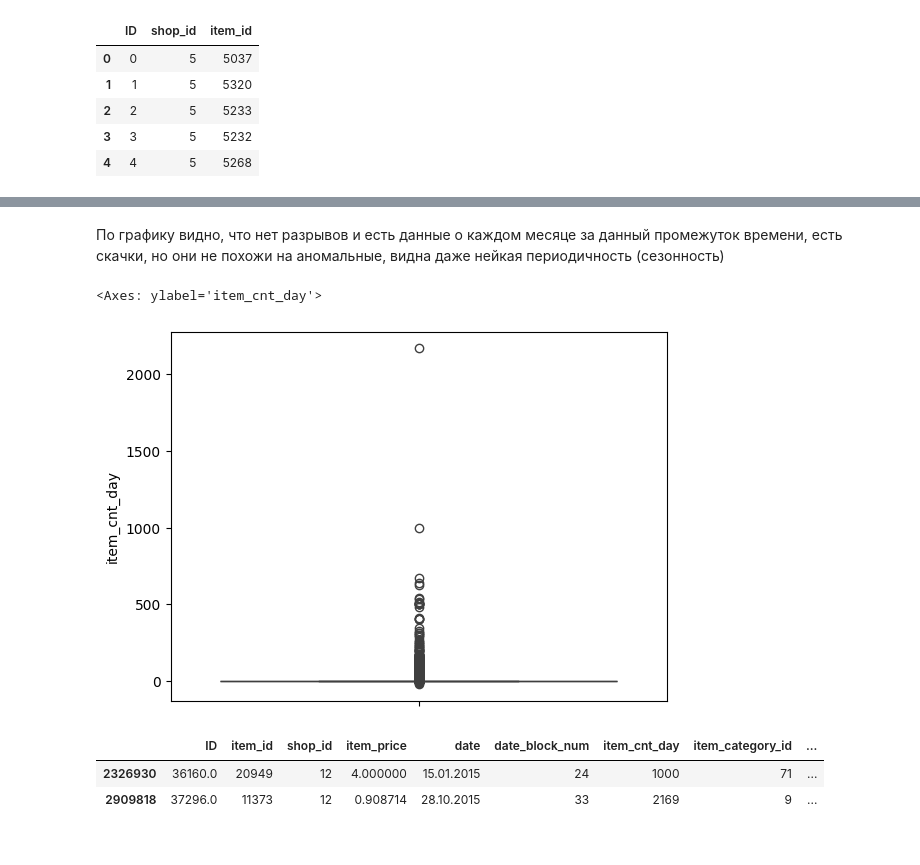
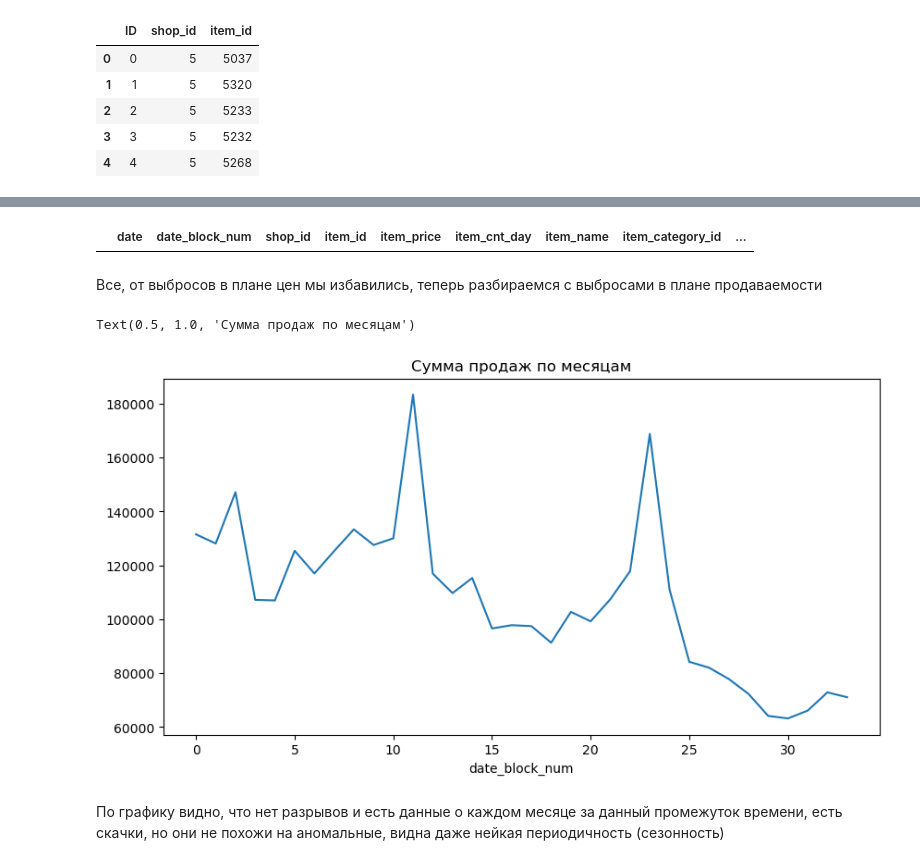
Before and after one commit to ekaterinasharay7/innowise-ml-internship-temp, a Jupyter notebook: notebooks/my_ml_notebook.ipynb, the cells around one changed output, grey strips where cells are left out. Saved outputs shown, nothing was run; the diff lists cells and outputs as text; code cells hidden in the pictures.

```diff
--- a/notebooks/my_ml_notebook.ipynb
+++ b/notebooks/my_ml_notebook.ipynb
@@ -414,14 +241,19 @@ Text(0.5, 1.0, 'Сумма продаж по месяцам')
+# %%
+df_1 = df_1[df_1['item_price']>0]
+# %%
+selected = df_1[df_1['item_price']<0]
+selected
+# %% [output]
+|  | date | date_block_num | shop_id | item_id | item_price | item_cnt_day | item_name | item_category_id | ... |
+# %% [markdown]
+Все, от выбросов в плане цен мы избавились, теперь разбираемся с выбросами в плане продаваемости
+# %%
+df_1['item_cnt_day'] = df_1['item_cnt_day'].astype(int) # заменим на целое количество проданных товаров за день
+# %%
+df_1.groupby('date_block_num')['item_cnt_day'].sum().plot(figsize=(10,5))
+plt.title('Сумма продаж по месяцам')
+# %% [output]
+Text(0.5, 1.0, 'Сумма продаж по месяцам')
+[figure, added]
 # %% [markdown]
 По графику видно, что нет разрывов и есть данные о каждом месяце за данный промежуток времени, есть скачки, но они не похожи на аномальные, видна даже нейкая периодичность (сезонность)
-# %%
-sns.boxplot(df_test['item_cnt_day'])
-# %% [output]
-<Axes: ylabel='item_cnt_day'>
-[figure, removed]
-# %%
-selected = df_test[df_test['item_cnt_day'] > 900]
-selected
-# %% [output]
-|  | ID | item_id | shop_id | item_price | date | date_block_num | item_cnt_day | item_category_id | ... |
-| 2326930 | 36160.0 | 20949 | 12 | 4.000000 | 15.01.2015 | 24 | 1000 | 71 | ... |
-| 2909818 | 37296.0 | 11373 | 12 | 0.908714 | 28.10.2015 | 33 | 2169 | 9 | ... |
```
Also changed, not shown: parts of 156 cells of this notebook.
